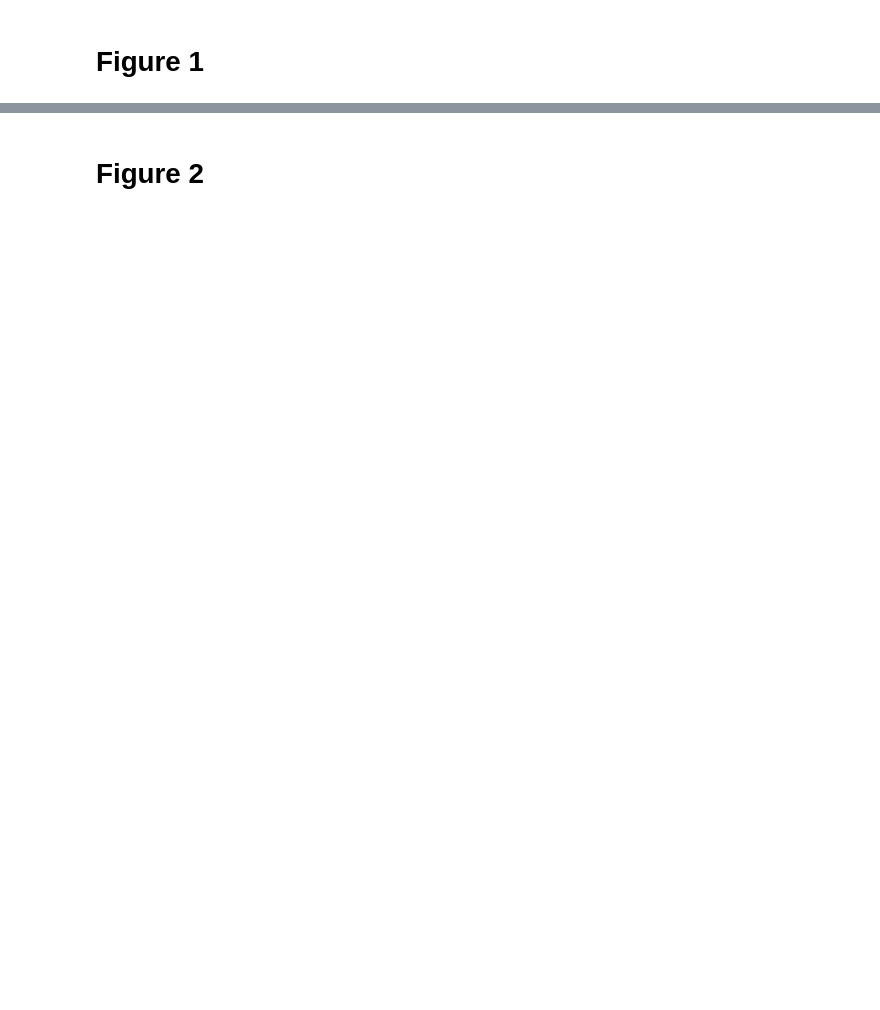
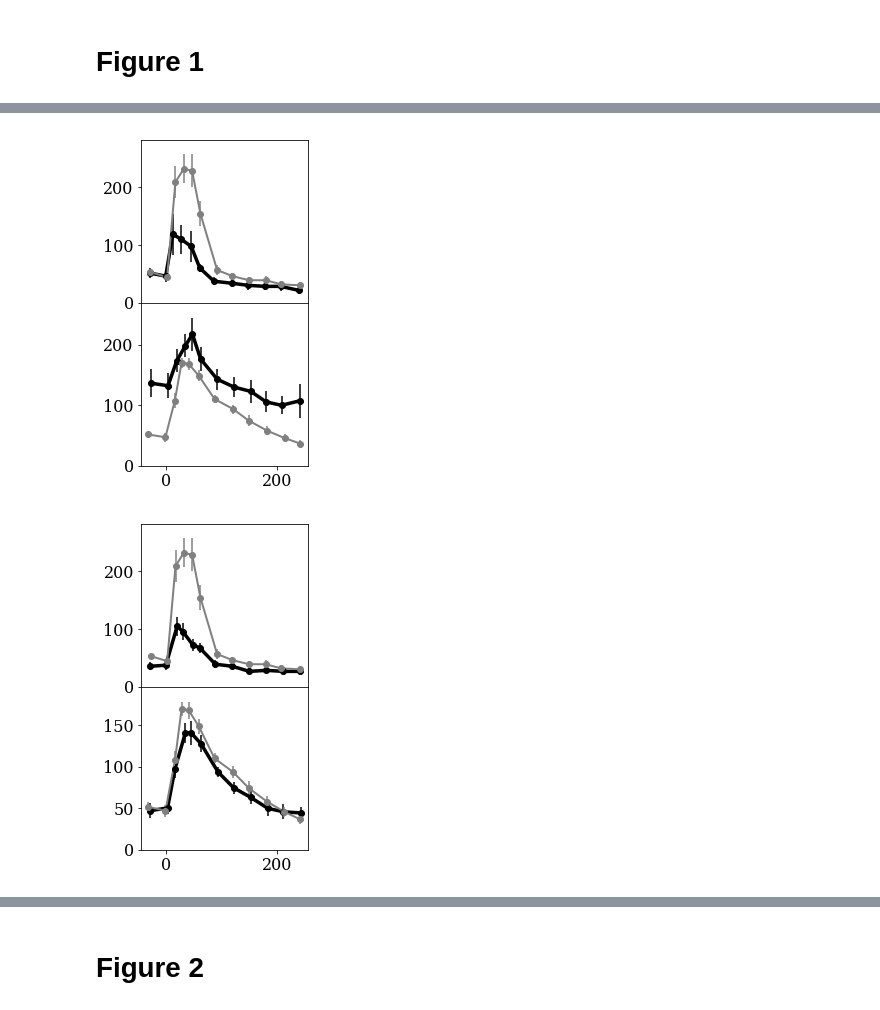
Before and after one commit to omerka-weizmann/hpa_dynamics, a Jupyter notebook: main.ipynb, the cells around one changed output, grey strips where cells are left out. Cells and saved outputs as stored; diff of their text form; code cells hidden in the pictures; blank space fills up the shorter version.

```diff
--- a/main.ipynb
+++ b/main.ipynb
@@ -115,30 +120,31 @@ plot_data((cortisol_anorexia_ltm,cortisol_healthy_ltm),
 # %%
 """
 Alcoholism.
 Data from:
 Human CRH stimulation response during acute withdrawal and after medium-term abstention from alcohol abuse
 https://www.sciencedirect.com/science/article/pii/0306453089900437
 """
 
 cortisol_control = np.matrix([[-31.3, 51.75, 5.92], [-0.61, 47.11, 7.43], [16.49, 107.75, 11.87], [28.47, 169.9, 8.88], [41.25, 168.33, 10.38], [59.37, 148.96, 8.89], [87.95, 110.27, 5.93], [121.35, 93.77, 7.42], [149.69, 74.33, 8.89], [183.09, 57.83, 7.42], [213.88, 45.79, 5.94], [242.08, 36.72, 5.93]])
 cortisol_alcoholism_pretreatment = np.matrix([[-26.15, 136.44, 23.36], [4.11, 132.24, 20.44], [19.79, 173.21, 18.98], [35.26, 198.13, 18.94], [48.13, 217.18, 27.71], [62.78, 176.39, 20.44], [92.67, 143.0, 17.52], [122.82, 130.04, 16.06], [153.05, 122.93, 18.98], [180.62, 105.58, 17.53], [208.34, 99.91, 14.61], [241.27, 107.41, 27.74]])
 cortisol_alcoholism_posttreatment = np.matrix([[-27.85, 47.27, 8.87], [3.15, 50.42, 7.39], [16.67, 97.91, 11.87], [35.29, 140.99, 11.85], [45.61, 141.05, 14.82], [63.51, 127.83, 10.37], [94.04, 93.95, 5.92], [122.18, 74.86, 7.41], [153.0, 63.2, 7.41], [183.79, 50.06, 8.89], [212.13, 45.79, 8.89], [243.08, 44.5, 7.4]])
 ACTH_control = np.matrix([[-27.5, 53.1, 5.31], [2.5, 44.25, 5.31], [17.5, 208.85, 28.32], [32.5, 231.86, 24.78], [47.5, 228.32, 28.32], [62.5, 153.98, 21.24], [92.5, 56.64, 8.85], [120.0, 46.02, 5.31], [150.0, 38.94, 5.31], [180.0, 38.94, 7.08], [207.5, 31.86, 5.31], [242.5, 30.09, 3.54]])
 ACTH_alcoholism_pretreatment = np.matrix([[-28.09, 51.33, 8.85], [0.0, 46.02, 10.62], [12.77, 118.58, 35.4], [28.09, 109.73, 24.78], [45.96, 97.35, 26.54], [61.28, 60.18, 7.08], [86.81, 37.17, 7.08], [120.0, 33.63, 7.08], [148.09, 30.09, 8.85], [178.72, 28.32, 7.08], [206.81, 28.32, 8.85], [240.0, 21.24, 5.31]])
 ACTH_alcoholism_posttreatment = np.matrix([[-28.09, 35.4, 7.08], [0.0, 37.17, 8.85], [20.43, 104.42, 15.93], [30.64, 95.58, 14.15], [48.51, 72.57, 10.62], [61.28, 67.26, 8.85], [89.36, 38.94, 7.08], [120.0, 35.4, 5.31], [150.64, 26.55, 5.31], [181.28, 28.32, 3.54], [211.91, 26.55, 1.77], [242.55, 26.55, 1.77]])
 
 ylim_acth=(0,270)
 ylim_cortisol=(0,270)
 
-plot_data((ACTH_alcoholism_pretreatment,ACTH_control),
-                 1,'ACTH','ACTH_PRETREATMENT',dirname="ALCOHOLISM_BARDELEBEN",ylim=ylim_acth)
-plot_data((cortisol_alcoholism_pretreatment,cortisol_control),
-                 1,'cortisol','CORTISOL_PRETREATMENT',dirname="ALCOHOLISM_BARDELEBEN",ylim=ylim_cortisol)
+plot_data(((ACTH_alcoholism_pretreatment,ACTH_control),
+           (cortisol_alcoholism_pretreatment,cortisol_control)),
+         1,dirname='ALCOHOLISM_BARDELEBEN',fname='ACTH_PRETREATMENT')
 
-plot_data((ACTH_alcoholism_posttreatment,ACTH_control),
-          1,'ACTH','ACTH_POSTTREATMENT',dirname="ALCOHOLISM_BARDELEBEN",ylim=ylim_acth)
-plot_data((cortisol_alcoholism_posttreatment,cortisol_control),
-          1,'cortisol','CORTISOL_POSTTREATMENT',dirname="ALCOHOLISM_BARDELEBEN",ylim=ylim_cortisol)
+plot_data(((ACTH_alcoholism_posttreatment,ACTH_control),
+           (cortisol_alcoholism_posttreatment,cortisol_control)),
+         1,dirname='ALCOHOLISM_BARDELEBEN',fname='ACTH_POSTTREATMENT')
+# %% [output]
+[figure, added]
+[figure, added]
 # %%
 """
 Post-partum.
```
Also changed, not shown: parts of 11 cells of this notebook.
